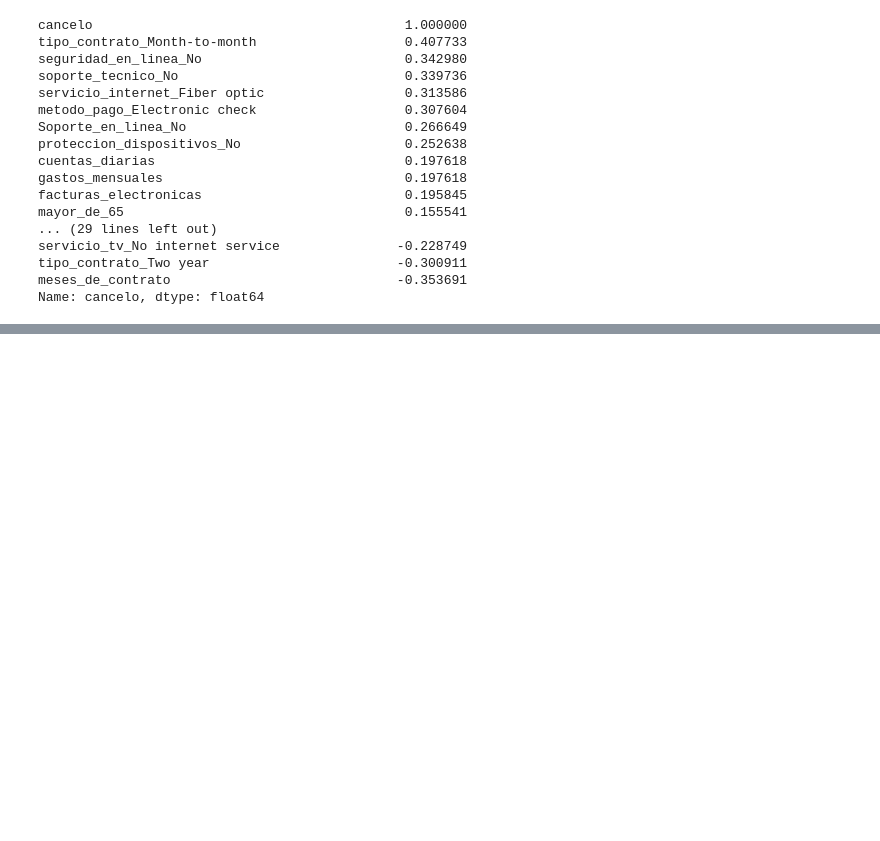
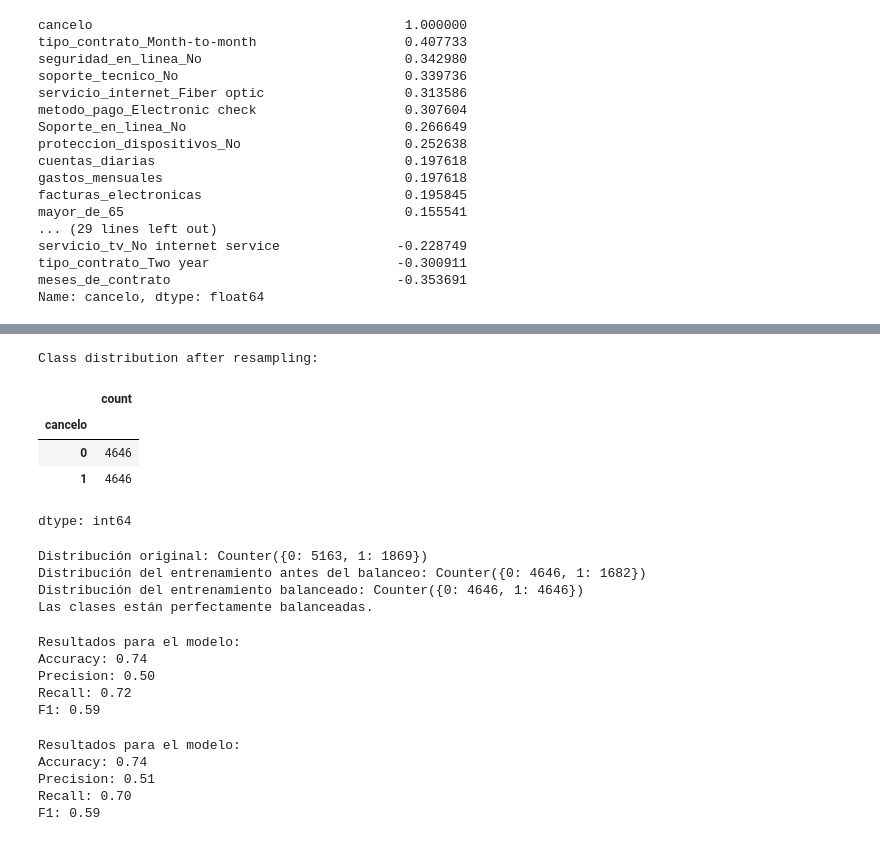
Before and after one commit to sandrazuniga/Challenge_TelecomX_Parte2, a Jupyter notebook: TelecomX_Parte2_LATAM.ipynb, the cells around one changed output, grey strips where cells are left out. Cells and saved outputs as stored; diff of their text form; code cells hidden in the pictures; blank space fills up the shorter version.

```diff
--- a/TelecomX_Parte2_LATAM.ipynb
+++ b/TelecomX_Parte2_LATAM.ipynb
@@ -1224,0 +1248,33 @@ Selected features: ['genero_Female', 'genero_Male', 'servicio_telefonico_No', 's
+# %%
+from imblearn.over_sampling import RandomOverSampler
+from collections import Counter
+
+ros = RandomOverSampler(random_state=42)
+
+# Resample the training data
+X_train_bal, y_train_bal = ros.fit_resample(X_train_df_no_id, y_train)
+
+# Display the class distribution after resampling
+print("Class distribution after resampling:")
+display(y_train_bal.value_counts())
+
+print("Distribución original:", Counter(y))
+print("Distribución del entrenamiento antes del balanceo:", Counter(y_train))
+print("Distribución del entrenamiento balanceado:", Counter(y_train_bal))
+
+counter = Counter(y_train_bal)
+if len(set(counter.values())) == 1:
+    print("Las clases están perfectamente balanceadas.")
+else:
+    print("Las clases NO están balanceadas perfectamente.")
+# %% [output]
+Class distribution after resampling:
+|  | count |
+| cancelo |  |
+| 0 | 4646 |
+| 1 | 4646 |
+dtype: int64
+Distribución original: Counter({0: 5163, 1: 1869})
+Distribución del entrenamiento antes del balanceo: Counter({0: 4646, 1: 1682})
+Distribución del entrenamiento balanceado: Counter({0: 4646, 1: 4646})
+Las clases están perfectamente balanceadas.
@@ -1224,0 +1291,46 @@ Selected features: ['genero_Female', 'genero_Male', 'servicio_telefonico_No', 's
+# %%
+from sklearn.linear_model import LogisticRegression
+
+# Initialize and train the Logistic Regression model with the selected features and balanced data
+modelo_logistico = LogisticRegression(penalty='l1', solver='liblinear', random_state=42)
+modelo_logistico.fit(X_train_bal[selected_features], y_train_bal)
+
+# Predict on the test set using the selected features
+X_test_df_no_id = X_test_df.drop(0, axis=1)
+y_pred = modelo_logistico.predict(X_test_df_no_id[selected_features])
+
+# Evaluate the model
+evaluar_modelo(y_test, y_pred)
+# %% [output]
+Resultados para el modelo:
+Accuracy: 0.74
+Precision: 0.50
+Recall: 0.72
+F1: 0.59
+# %%
+from sklearn.ensemble import RandomForestClassifier
+
+modelo_rf = RandomForestClassifier(
+    n_estimators=50,
+    max_depth=100,
+    min_samples_split=5,
+    min_samples_leaf=10,
+    max_features='log2',
+    class_weight='balanced',
+    random_state=42
+)
+
+# Train the RandomForestClassifier model with the selected features and balanced data
+modelo_rf.fit(X_train_bal[selected_features], y_train_bal)
+
+# Predict on the test set using the selected features
+y_modelo_rf = modelo_rf.predict(X_test_df_no_id[selected_features])
+
+# Evaluate the model
+evaluar_modelo(y_test, y_modelo_rf)
+# %% [output]
+Resultados para el modelo:
+Accuracy: 0.74
+Precision: 0.51
+Recall: 0.70
+F1: 0.59
```
Also changed, not shown: parts of 10 cells of this notebook.
